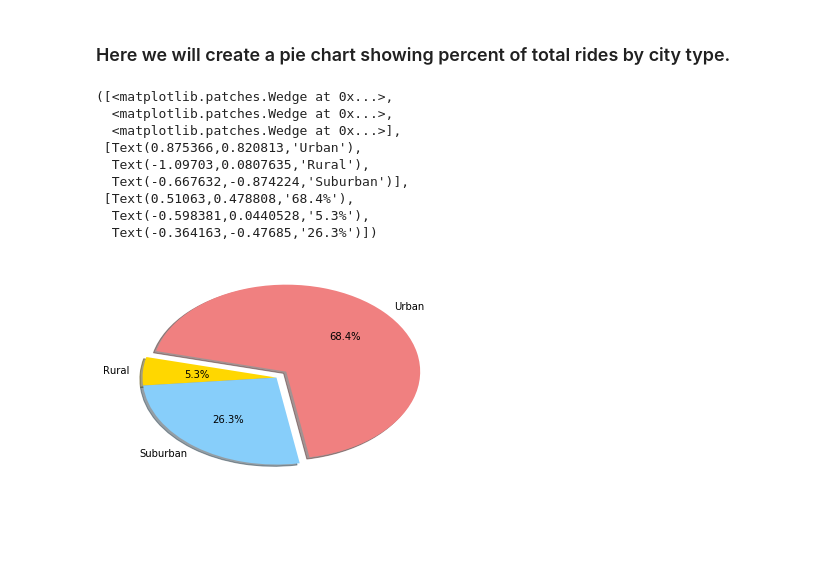
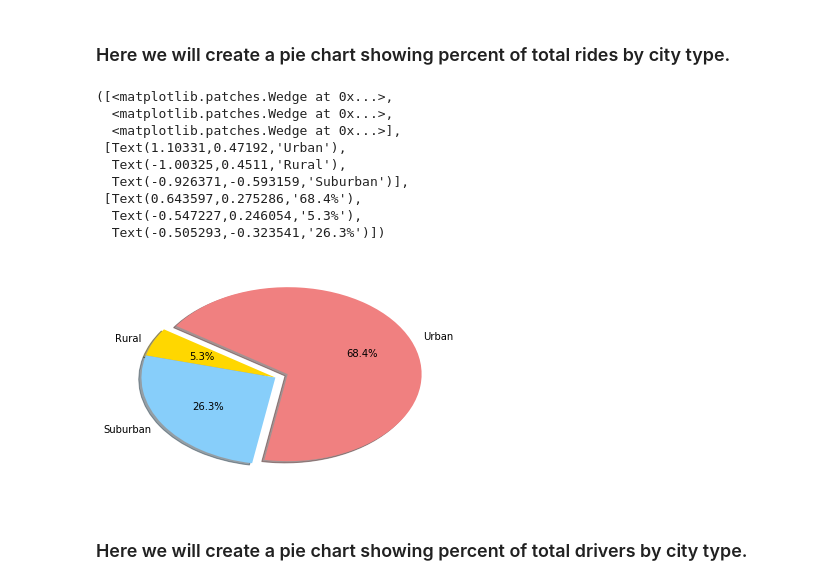
Before and after one commit to TylerTompa/5-Matplotlib, a Jupyter notebook: Pyber/Pyber.ipynb, the cells around one changed output. Cells and saved outputs as stored; diff of their text form; code cells hidden in the pictures; blank space fills up the shorter version.

Commit message:
Completed last pie chart and fixed driver count variables for bubble plot

```diff
--- a/Pyber/Pyber.ipynb
+++ b/Pyber/Pyber.ipynb
@@ -159,23 +159,25 @@ percent_of_rides_urban = city_ride_merged_dataframe[city_ride_merged_dataframe["
 percent_of_rides_suburban = city_ride_merged_dataframe[city_ride_merged_dataframe["type"] == "Suburban"]["ride_id"].count() / city_ride_merged_dataframe["ride_id"].count()
 percent_of_rides_rural = city_ride_merged_dataframe[city_ride_merged_dataframe["type"] == "Rural"]["ride_id"].count() / city_ride_merged_dataframe["ride_id"].count()
 # %%
-# Here we define a list containing the percentages of fares per city type to be used in a pie chart.
+# Here we define a list containing the percentages of total rides per city type to be used in a pie chart.
 percent_of_rides_data = [percent_of_rides_urban, percent_of_rides_rural, percent_of_rides_suburban]
 
 # Here we use all the settings previous defined to create our pie chart.
 # We add the additional setting of autopct="%0.1f%" to show the actual value for each part on the pie chart.  We also add a shadow to our chart.
 # The labels were already defined when we created our pie chart displaying percent of total fares per city type.
 # The explode variable was already define when we created our pie chart displaying percent of total fares per city type.
 # The colors variable was already defined when we created our pie chart displaying percent of total fares per city type.
-plt.pie(percent_of_rides_data, autopct="%0.1f%%", labels = percent_of_fares_labels, explode=city_type_explode, colors=city_type_colors, startangle=280, shadow=True)
+plt.pie(percent_of_rides_data, autopct="%0.1f%%", labels = city_type_labels, explode=city_type_explode, colors=city_type_colors, startangle=260, shadow=True)
 # %% [output]
 ([<matplotlib.patches.Wedge at 0x...>,
   <matplotlib.patches.Wedge at 0x...>,
   <matplotlib.patches.Wedge at 0x...>],
- [Text(0.875366,0.820813,'Urban'),
-  Text(-1.09703,0.0807635,'Rural'),
-  Text(-0.667632,-0.874224,'Suburban')],
- [Text(0.51063,0.478808,'68.4%'),
-  Text(-0.598381,0.0440528,'5.3%'),
-  Text(-0.364163,-0.47685,'26.3%')])
+ [Text(1.10331,0.47192,'Urban'),
+  Text(-1.00325,0.4511,'Rural'),
+  Text(-0.926371,-0.593159,'Suburban')],
+ [Text(0.643597,0.275286,'68.4%'),
+  Text(-0.547227,0.246054,'5.3%'),
+  Text(-0.505293,-0.323541,'26.3%')])
-[figure, old version]
+[figure, new version]
+# %% [markdown]
+### Here we will create a pie chart showing percent of total drivers by city type.
```
Also changed, not shown: parts of 4 cells of this notebook.
